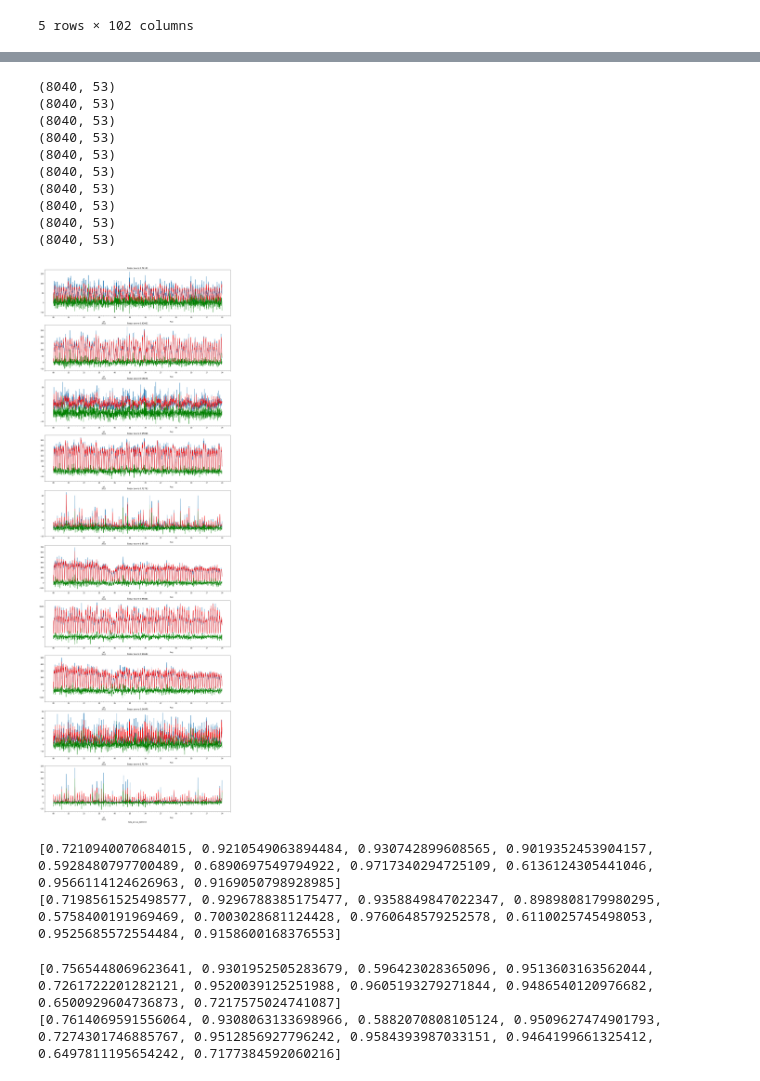
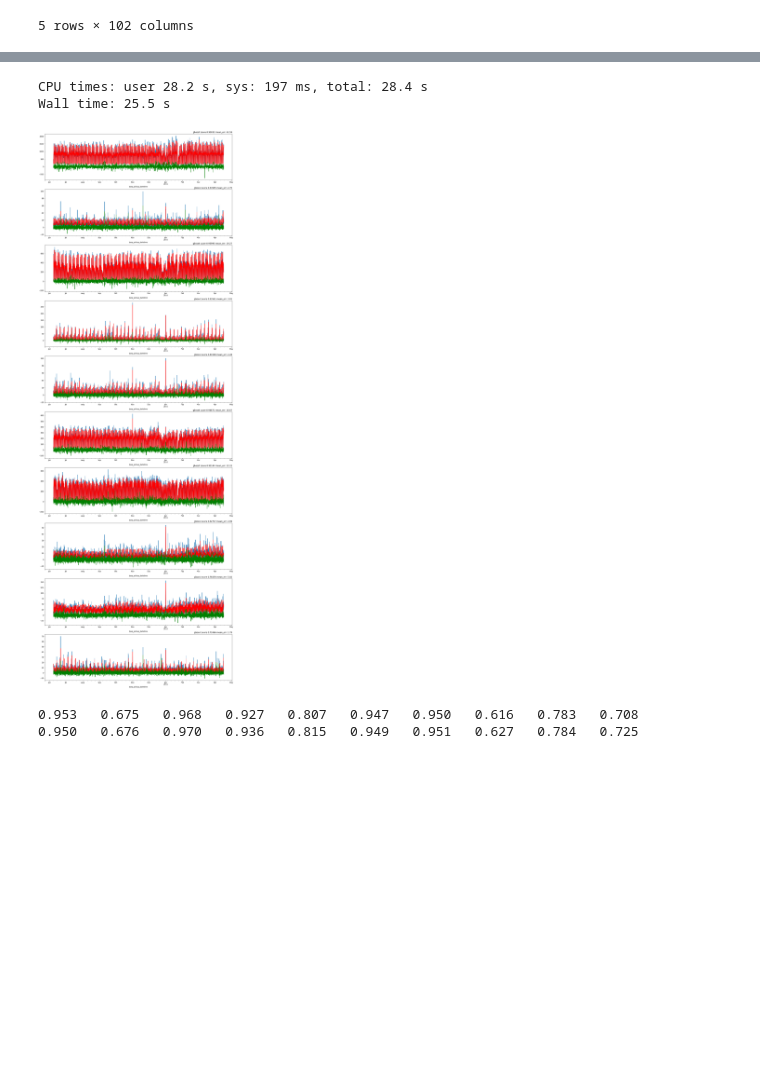
Before and after one commit to kashevg/coursera, a Jupyter notebook: final/taxi-week5.ipynb, the cells around one changed output, grey strips where cells are left out. Saved outputs shown, nothing was run; the diff lists cells and outputs as text; code cells hidden in the pictures; blank space fills up the shorter version.

```diff
--- a/final/taxi-week5.ipynb
+++ b/final/taxi-week5.ipynb
@@ -147,61 +186,47 @@ for ind, i in enumerate(tests):
 # %%
-
-model = LinearRegression()
-gmodel = GradientBoostingRegressor()
+%%time
+gmodel = GradientBoostingRegressor(n_estimators=200)
 fig, axes = plt.subplots(10, 1, figsize=(20,60))
 start = 168
-end = 168*12
+end = -168*2
 g_score = []
 
 for ind, i in enumerate(tests):
     col = str(i)
     ax = axes[ind]
-    X = get_X(df)
+    X = get_X_shifted(df, col)
 
-    for i in range(1, 7):
-        to_stack = df[col].shift(i).values.reshape(-1, 1)
-        X = np.hstack((X, to_stack))
+    X = X[start:end, :]
+    #  1 hour forward
+    Y = df[col].shift(-1)[start:end].values
 
-    for i in range(1, 4):
-        to_stack = df[col].shift(24*i).values.reshape(-1, 1)
-        X = np.hstack((X, to_stack))
+    gmodel.fit(X, Y)
+    preds = gmodel.predict(X)
+    score = r2_score(Y, preds)
+    g_score.append(score)
 
-    X = X[168:, :]
-    Y = df[col][168:].values
-    # линейная модель для выявления зависимостей общих зависимостей
-    gmodel.fit(X, Y)
     df['pred'] = 0
-    df.loc[start:, ['pred']] = gmodel.predict(X)
+    df.loc[start:end, ['pred']] = preds
+    df['pred'] = df['pred'].shift(1)
     df['dif'] = (df[col] - df['pred'])
-    score = r2_score(df[col][start:], df['pred'][start:])
+
+    # plots
     title = "gboost score %.5f"%score
-    g_score.append(score)
-    df[col][start:end].plot(ax=ax)
-    df['pred'][start:end].plot(ax=ax, color='r')
-    df['dif'][start:end].plot(ax=ax, color='g')
-    ax.set_title(title)
+    mean_err = np.abs(Y - preds).mean()
+    title += " mean_err: %.2f" % mean_err
+
+    df[col][start+1:end].plot(ax=ax)
+    df['pred'][start+1:end].plot(ax=ax, color='r')
+    df['dif'][start+1:end].plot(ax=ax, color='g')
+    ax.set_title(title, loc='right')
 # %% [output]
-(8040, 53)
-(8040, 53)
-(8040, 53)
-(8040, 53)
-(8040, 53)
-(8040, 53)
-(8040, 53)
-(8040, 53)
-(8040, 53)
-(8040, 53)
+CPU times: user 28.2 s, sys: 197 ms, total: 28.4 s
+Wall time: 25.5 s
-[figure, old version]
+[figure, new version]
-# %%
-print(l_g_score)
-print(g_score)
-# %% [output]
-[0.7210940070684015, 0.9210549063894484, 0.930742899608565, 0.9019352453904157, 0.5928480797700489, 0.6890697549794922, 0.9717340294725109, 0.6136124305441046, 0.9566114124626963, 0.9169050798928985]
-[0.7198561525498577, 0.9296788385175477, 0.9358849847022347, 0.8989808179980295, 0.5758400191969469, 0.7003028681124428, 0.9760648579252578, 0.6110025745498053, 0.9525685572554484, 0.9158600168376553]
-# %%
-print(l_g_score)
-print(g_score)
-# %% [output]
-[0.7565448069623641, 0.9301952505283679, 0.596423028365096, 0.9513603163562044, 0.7261722201282121, 0.9520039125251988, 0.9605193279271844, 0.9486540120976682, 0.6500929604736873, 0.7217575024741087]
-[0.7614069591556064, 0.9308063133698966, 0.5882070808105124, 0.9509627474901793, 0.7274301746885767, 0.9512856927796242, 0.9584393987033151, 0.9464199661325412, 0.6497811195654242, 0.7177384592060216]
+# %%
+print("\t".join('%.3f'%x for x in l_g_score))
+print("\t".join('%.3f'%x for x in g_score))
+# %% [output]
+0.953   0.675   0.968   0.927   0.807   0.947   0.950   0.616   0.783   0.708
+0.950   0.676   0.970   0.936   0.815   0.949   0.951   0.627   0.784   0.725
 # %%
```
Also changed, not shown: parts of 13 cells of this notebook.
